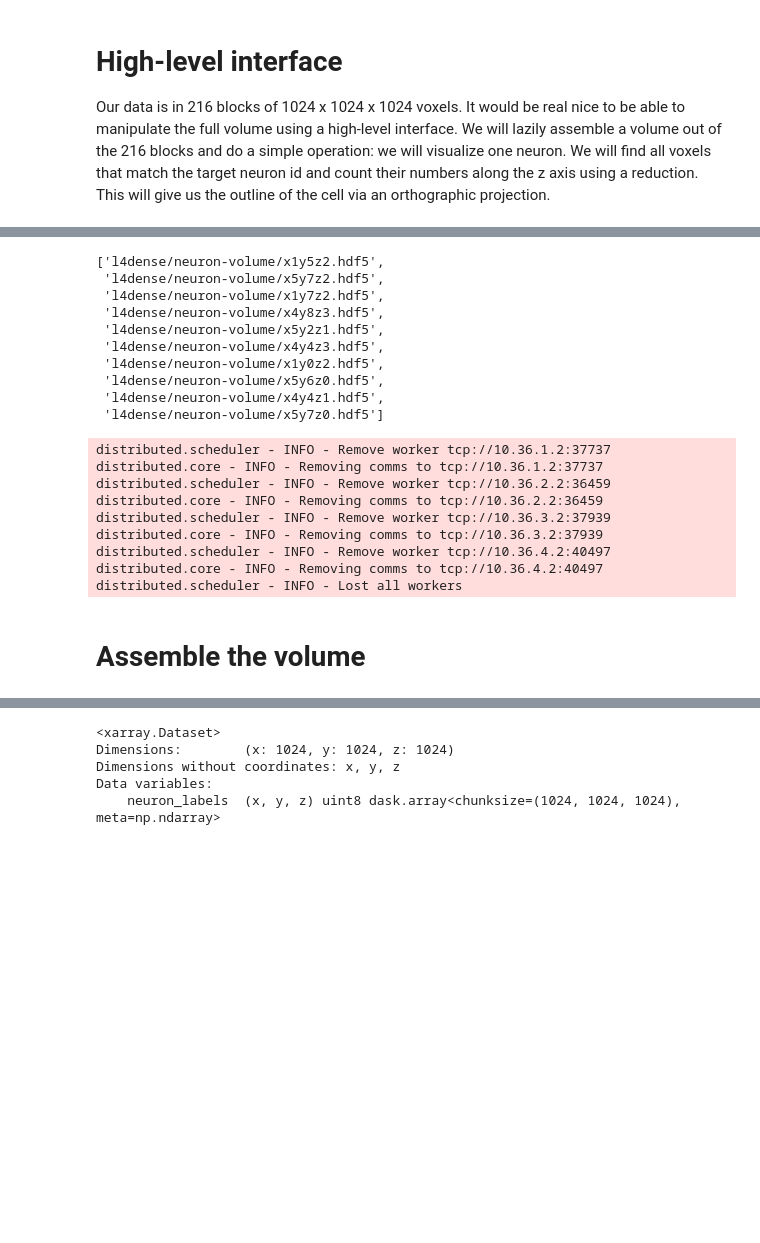
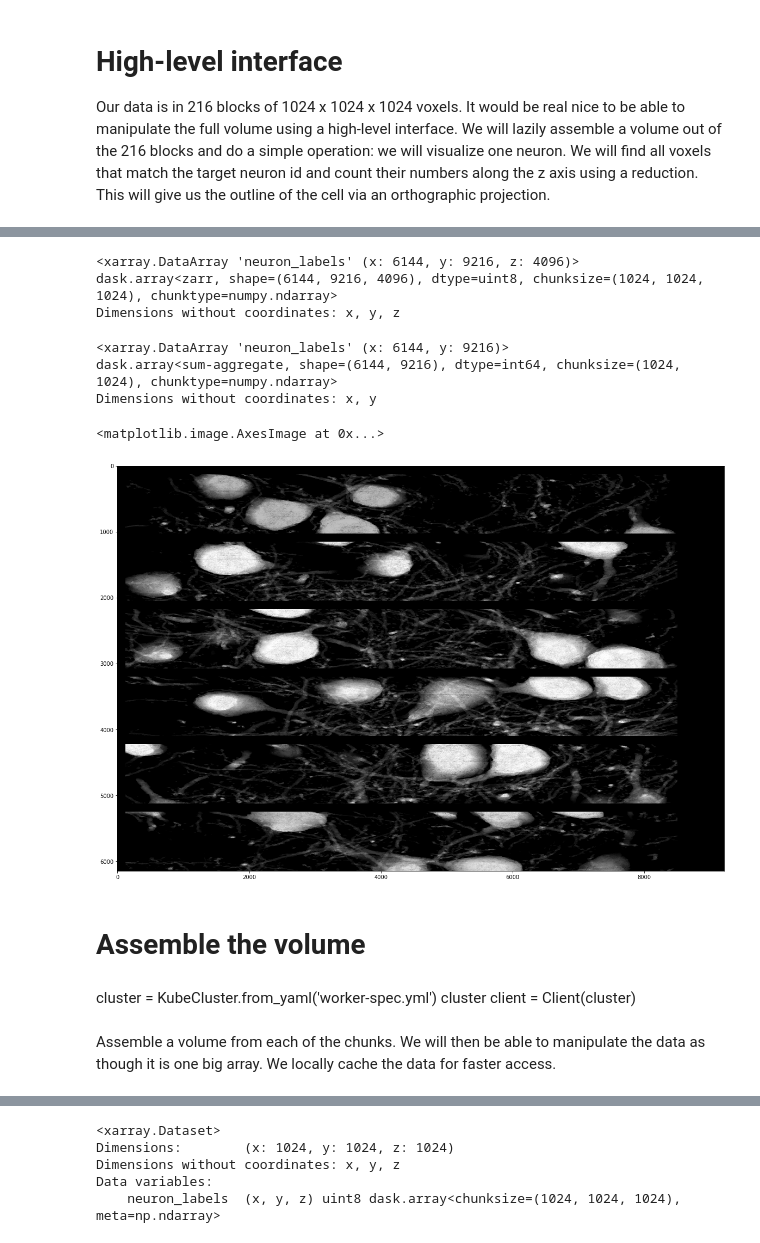
Before and after one commit to patrickmineault/neuron-jungle, a Jupyter notebook: High level manipulate.ipynb, the cells around one changed output, grey strips where cells are left out. Cells and saved outputs as stored; diff of their text form; code cells hidden in the pictures; blank space fills up the shorter version.

```diff
--- a/High level manipulate.ipynb
+++ b/High level manipulate.ipynb
@@ -20,0 +134,6 @@ from numba.typed import Dict
+# %%
+fs = gcsfs.GCSFileSystem(project='neuron-jungle', token=credentials)
+gcsmap = gcsfs.mapping.GCSMap('l4dense/neuron-zarr', gcs=fs, check=True, create=False)
+
+# read it back
+ds_gcs = xr.open_zarr(gcsmap)
@@ -30,46 +162,26 @@ distributed.scheduler - INFO - Receive client connection: Client-d6d756ac-3888-1
 distributed.core - INFO - Starting established connection
-# %%
-with open('../.gcs_tokens', 'rb') as f:
-    credentials = pickle.load(f)
-credentials = credentials[list(credentials.keys())[0]]
-fs = gcsfs.GCSFileSystem(project='neuron-jungle', token=credentials)
-fs.ls('l4dense/neuron-volume')[:10]
-# %% [output]
-['l4dense/neuron-volume/x1y5z2.hdf5',
- 'l4dense/neuron-volume/x5y7z2.hdf5',
- 'l4dense/neuron-volume/x1y7z2.hdf5',
- 'l4dense/neuron-volume/x4y8z3.hdf5',
- 'l4dense/neuron-volume/x5y2z1.hdf5',
- 'l4dense/neuron-volume/x4y4z3.hdf5',
- 'l4dense/neuron-volume/x1y0z2.hdf5',
- 'l4dense/neuron-volume/x5y6z0.hdf5',
- 'l4dense/neuron-volume/x4y4z1.hdf5',
- 'l4dense/neuron-volume/x5y7z0.hdf5']
-# %%
-filename = 'test.hdf5'
-
-a = np.random.randn(100, 100)
-
-bio = io.BytesIO()
-cube = h5py.File(bio, 'w')
-cube.create_dataset('data', a.shape, compression="gzip", data=a)
-cube.close()
-
-data = bio.getvalue()
-with open(f'/tmp/{filename}', 'wb') as f:
-    f.write(data)
-
-with open(f'/tmp/{filename}', 'rb') as f:
-    cube = h5py.File(f, 'r')
-# %% [output]
-distributed.scheduler - INFO - Remove worker tcp://10.36.1.2:37737
-distributed.core - INFO - Removing comms to tcp://10.36.1.2:37737
-distributed.scheduler - INFO - Remove worker tcp://10.36.2.2:36459
-distributed.core - INFO - Removing comms to tcp://10.36.2.2:36459
-distributed.scheduler - INFO - Remove worker tcp://10.36.3.2:37939
-distributed.core - INFO - Removing comms to tcp://10.36.3.2:37939
-distributed.scheduler - INFO - Remove worker tcp://10.36.4.2:40497
-distributed.core - INFO - Removing comms to tcp://10.36.4.2:40497
-distributed.scheduler - INFO - Lost all workers
+# %%
+ds_gcs.neuron_labels
+# %% [output]
+<xarray.DataArray 'neuron_labels' (x: 6144, y: 9216, z: 4096)>
+dask.array<zarr, shape=(6144, 9216, 4096), dtype=uint8, chunksize=(1024, 1024, 1024), chunktype=numpy.ndarray>
+Dimensions without coordinates: x, y, z
+# %%
+computation = (ds_gcs.neuron_labels.sel(z=slice(0, 500)) > 0).sum(dim='z')
+computation
+# %% [output]
+<xarray.DataArray 'neuron_labels' (x: 6144, y: 9216)>
+dask.array<sum-aggregate, shape=(6144, 9216), dtype=int64, chunksize=(1024, 1024), chunktype=numpy.ndarray>
+Dimensions without coordinates: x, y
+# %%
+top_down_view = computation.compute()
+# %%
+%matplotlib inline
+import matplotlib.pyplot as plt
+plt.figure(figsize=(20, 20))
+plt.imshow(top_down_view, cmap='gray')
+# %% [output]
+<matplotlib.image.AxesImage at 0x...>
+[figure, added]
 # %% [markdown]
 # Assemble the volume
@@ -98,0 +188,6 @@ my_dataarray = xr.Dataset({'neuron_labels': (['x', 'y', 'z'], big_data)})
+# %% [markdown]
+cluster = KubeCluster.from_yaml('worker-spec.yml')
+cluster
+client = Client(cluster)
+# %% [markdown]
+Assemble a volume from each of the chunks. We will then be able to manipulate the data as though it is one big array. We locally cache the data for faster access.
```
Also changed, not shown: parts of 22 cells of this notebook, 3 other files.
